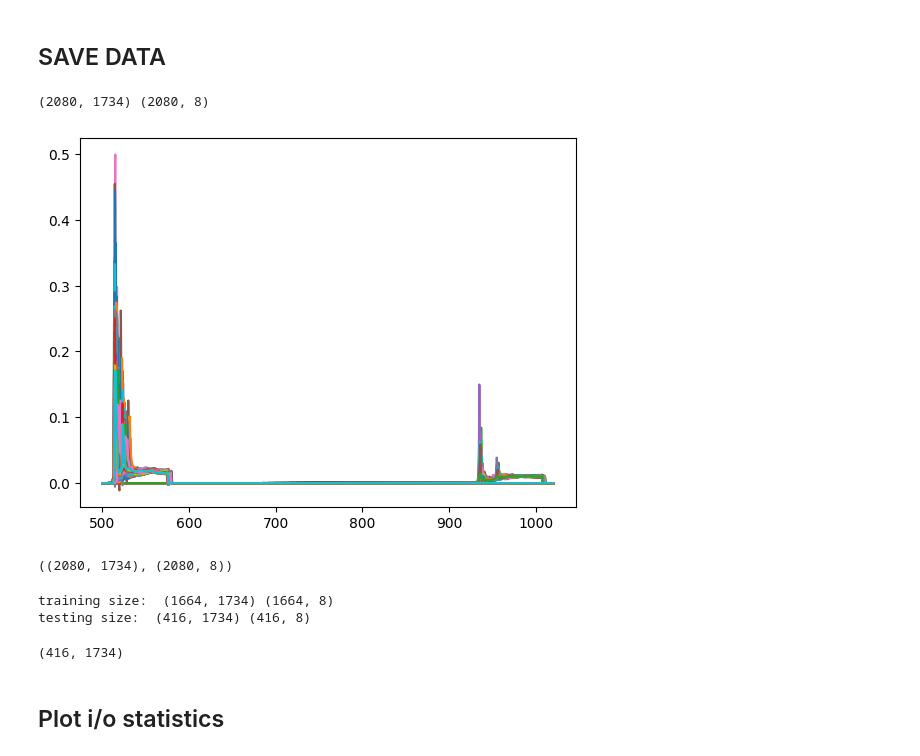
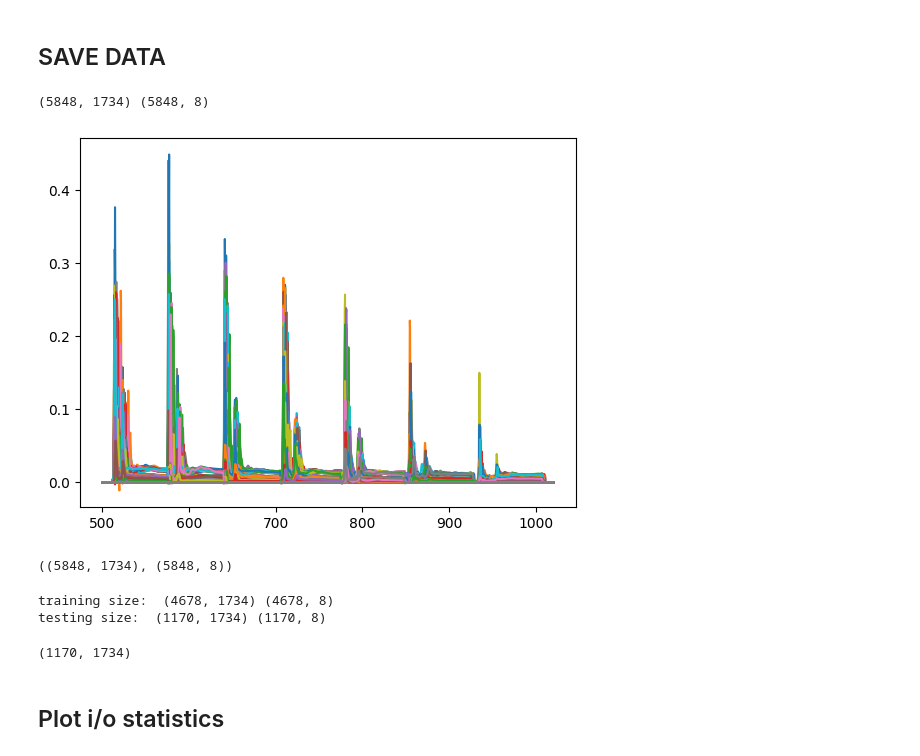
Before and after one commit to Pravanop/ML4Oxi, a Jupyter notebook: Project_Code/3) Dataset Cleaning.ipynb, the cells around one changed output. Saved outputs shown, nothing was run; the diff lists cells and outputs as text; code cells hidden in the pictures.

```diff
--- a/Project_Code/3) Dataset Cleaning.ipynb
+++ b/Project_Code/3) Dataset Cleaning.ipynb
@@ -100,9 +100,10 @@ def get_intensity_vector(data, energy_window_length, energy_interval, element_li
 	for element, value in data.items():
 		for mpid, spectrum in value.items():
 			if element in element_list:
+				num_site = len(spectrum['oxidation_state'])
 				energy = spectrum['energy']
 				intensity = spectrum['intensity']
-				intensity_on_new_grid = savgol_smooth(intensity, energy, energy_grid, energy_window_length)
+				intensity_on_new_grid = savgol_smooth(intensity, energy, energy_grid, energy_window_length) / num_site
 				intensity_vector.append(intensity_on_new_grid)
 
 	return np.array(intensity_vector)
@@ -139,25 +140,25 @@ data = remove_element_data(data)
 # %%
 energy_window_length = 1.5 # in eV
 energy_interval = 0.3 # in eV
-#element_list = ['Mn', 'Cu', 'Cr', 'V', 'Fe', 'Ni', 'Co']
-element_list = ['V', 'Cu']
+element_list = ['Mn', 'Cu', 'Cr', 'V', 'Fe', 'Ni', 'Co']
+#element_list = ['V', 'Cu']
 intensity_use = get_intensity_vector(data, energy_window_length, energy_interval, element_list)
 oxidation_state_use = get_oxidation_vector(data, element_list)
 
 for i in intensity_use:
     plt.plot(np.arange(500, 1020, energy_interval), i)
 
 print(intensity_use.shape, oxidation_state_use.shape)
 # %% [output]
-(2080, 1734) (2080, 8)
+(5848, 1734) (5848, 8)
-[figure, old version]
+[figure, new version]
 # %%
 X = np.array(intensity_use)
 Y = np.array(oxidation_state_use)
 
 X.shape, Y.shape
 # %% [output]
-((2080, 1734), (2080, 8))
+((5848, 1734), (5848, 8))
 # %%
 x_train, x_test, y_train, y_test = train_test_split(X, Y, test_size=0.2, random_state=42) # if you use same random state, same sets will be created
 # 80-20% train test split
@@ -165,12 +166,12 @@ x_train, x_test, y_train, y_test = train_test_split(X, Y, test_size=0.2, random_
 print("training size: ", x_train.shape, y_train.shape)
 print("testing size: ", x_test.shape, y_test.shape)
 # %% [output]
-training size:  (1664, 1734) (1664, 8)
-testing size:  (416, 1734) (416, 8)
+training size:  (4678, 1734) (4678, 8)
+testing size:  (1170, 1734) (1170, 8)
 # %%
 print(x_test.shape)
 # %% [output]
-(416, 1734)
+(1170, 1734)
 # %%
 # save the data into numpy files
 
```
Also changed, not shown: parts of 1 cell of this notebook, 2 other files.
